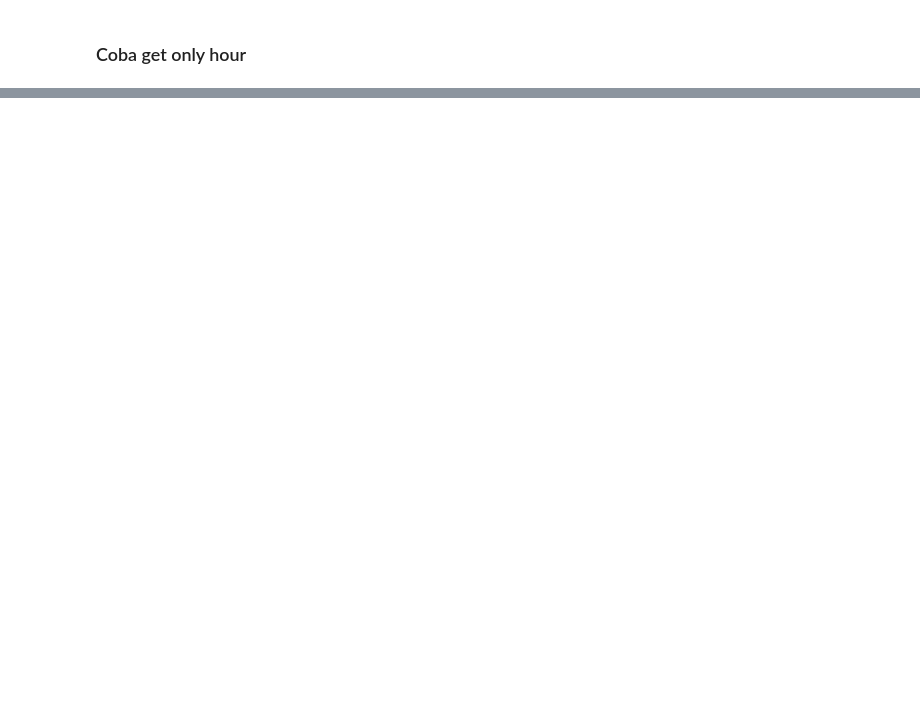
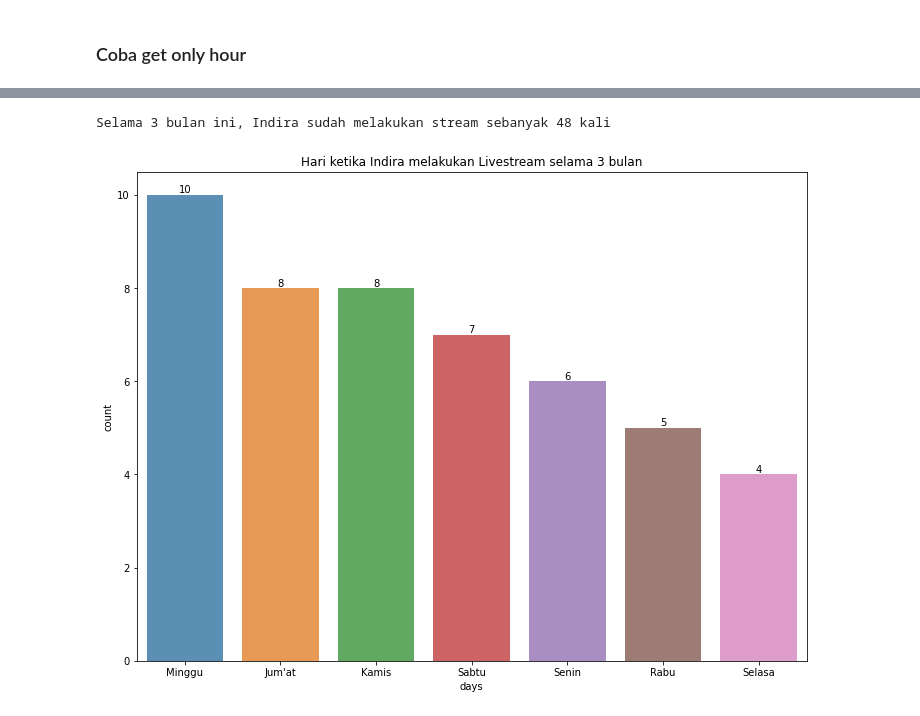
Before and after one commit to shandytp/livium-gen1-report, a Jupyter notebook: indira-analysis.ipynb, the cells around one changed output, grey strips where cells are left out. Cells and saved outputs as stored; diff of their text form; code cells hidden in the pictures; blank space fills up the shorter version.

```diff
--- a/indira-analysis.ipynb
+++ b/indira-analysis.ipynb
@@ -190,5 +190,5 @@ data.head()
 # %%
 data['start_stream'] = pd.to_datetime(data['start_stream']).dt.time
 # %%
-hours = pd.to_datetime(data['start_stream'], format='%H:%M:%S').dt.hour
+data["hours"] = pd.to_datetime(data['start_stream'], format='%H:%M:%S').dt.hour
 # %%
@@ -229,0 +227,12 @@ Name: 35, dtype: object
+# %%
+print(f"Selama 3 bulan ini, Indira sudah melakukan stream sebanyak {len(data.index)} kali")
+# %% [output]
+Selama 3 bulan ini, Indira sudah melakukan stream sebanyak 48 kali
+# %%
+plt.figure(figsize=(12,9))
+plt.title("Hari ketika Indira melakukan Livestream selama 3 bulan")
+ax = sns.countplot(data['days'], alpha=0.8, order = data['days'].value_counts().index)
+ax.bar_label(ax.containers[0])
+plt.show()
+# %% [output]
+[figure, added]
```
Also changed, not shown: parts of 64 cells of this notebook.
